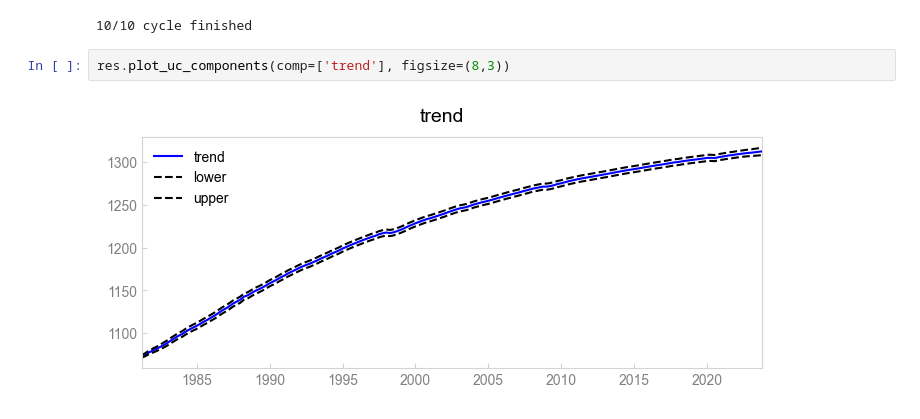
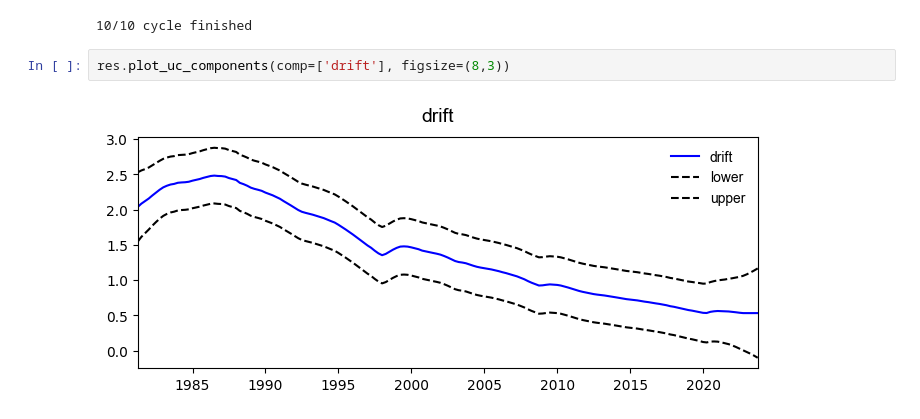
Before and after one commit to minjejeon/bokda, a Jupyter notebook: examples/notebooks/4-07 (시계열분석, 상태공간모형) 은닉인자(UC)모형.ipynb, the cells around one changed output. Saved outputs shown, nothing was run; the diff lists cells and outputs as text.

```diff
--- a/examples/notebooks/4-07 (시계열분석, 상태공간모형) 은닉인자(UC)모형.ipynb
+++ b/examples/notebooks/4-07 (시계열분석, 상태공간모형) 은닉인자(UC)모형.ipynb
@@ -161,6 +156,6 @@ res = model.fit(Y, verbose=False)
 # %% [output]
 10/10 cycle finished
 # %%
-res.plot_uc_components(comp=['trend'], figsize=(8,3))
+res.plot_uc_components(comp=['drift'], figsize=(8,3))
 # %% [output]
-[figure, old version]
+[figure, new version]
```
Also changed, not shown: parts of 1 cell of this notebook, 5 other files.
